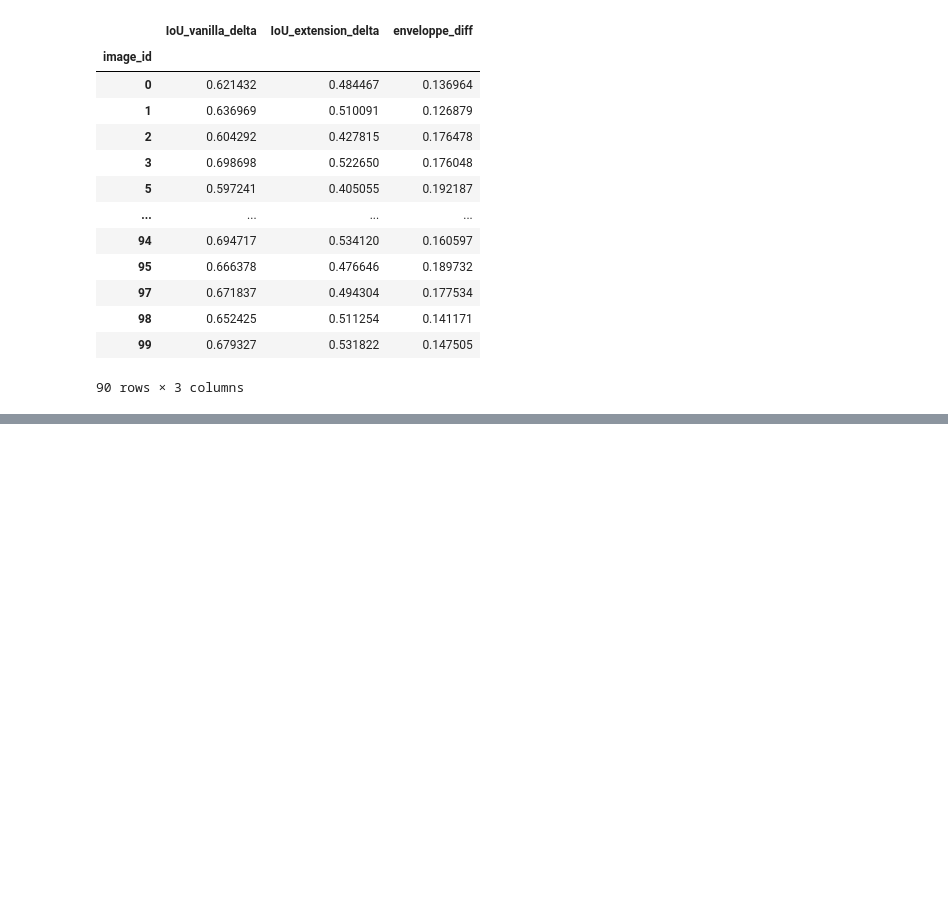
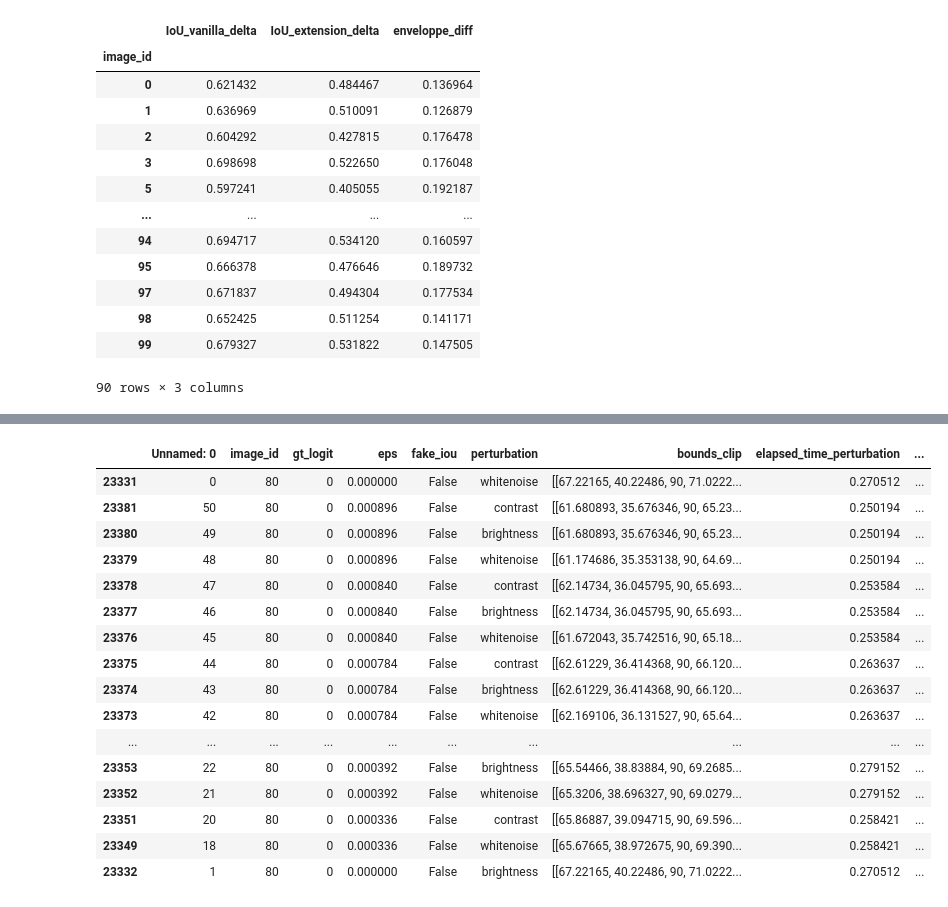
Before and after one commit to NoCohen66/Verification4ObjectDetection, a Jupyter notebook: results/analysis_results_pipeline.ipynb, the cells around one changed output, grey strips where cells are left out. Drawn from its saved outputs; the diff is of its cells as text; code cells hidden in the pictures; blank space fills up the shorter version.

```diff
--- a/results/analysis_results_pipeline.ipynb
+++ b/results/analysis_results_pipeline.ipynb
@@ -227,0 +244,20 @@ df_groupybimage
+# %%
+combined_df[combined_df["image_id"] == 80 ]
+# %% [output]
+|  | Unnamed: 0 | image_id | gt_logit | eps | fake_iou | perturbation | bounds_clip | elapsed_time_perturbation | ... |
+| 23331 | 0 | 80 | 0 | 0.000000 | False | whitenoise | [[67.22165, 40.22486, 90, 71.0222... | 0.270512 | ... |
+| 23381 | 50 | 80 | 0 | 0.000896 | False | contrast | [[61.680893, 35.676346, 90, 65.23... | 0.250194 | ... |
+| 23380 | 49 | 80 | 0 | 0.000896 | False | brightness | [[61.680893, 35.676346, 90, 65.23... | 0.250194 | ... |
+| 23379 | 48 | 80 | 0 | 0.000896 | False | whitenoise | [[61.174686, 35.353138, 90, 64.69... | 0.250194 | ... |
+| 23378 | 47 | 80 | 0 | 0.000840 | False | contrast | [[62.14734, 36.045795, 90, 65.693... | 0.253584 | ... |
+| 23377 | 46 | 80 | 0 | 0.000840 | False | brightness | [[62.14734, 36.045795, 90, 65.693... | 0.253584 | ... |
+| 23376 | 45 | 80 | 0 | 0.000840 | False | whitenoise | [[61.672043, 35.742516, 90, 65.18... | 0.253584 | ... |
+| 23375 | 44 | 80 | 0 | 0.000784 | False | contrast | [[62.61229, 36.414368, 90, 66.120... | 0.263637 | ... |
+| 23374 | 43 | 80 | 0 | 0.000784 | False | brightness | [[62.61229, 36.414368, 90, 66.120... | 0.263637 | ... |
+| 23373 | 42 | 80 | 0 | 0.000784 | False | whitenoise | [[62.169106, 36.131527, 90, 65.64... | 0.263637 | ... |
+| ... | ... | ... | ... | ... | ... | ... | ... | ... | ... |
+| 23353 | 22 | 80 | 0 | 0.000392 | False | brightness | [[65.54466, 38.83884, 90, 69.2685... | 0.279152 | ... |
+| 23352 | 21 | 80 | 0 | 0.000392 | False | whitenoise | [[65.3206, 38.696327, 90, 69.0279... | 0.279152 | ... |
+| 23351 | 20 | 80 | 0 | 0.000336 | False | contrast | [[65.86887, 39.094715, 90, 69.596... | 0.258421 | ... |
+| 23349 | 18 | 80 | 0 | 0.000336 | False | whitenoise | [[65.67665, 38.972675, 90, 69.390... | 0.258421 | ... |
+| 23332 | 1 | 80 | 0 | 0.000000 | False | brightness | [[67.22165, 40.22486, 90, 71.0222... | 0.270512 | ... |
```
Also changed, not shown: parts of 3 cells of this notebook.
